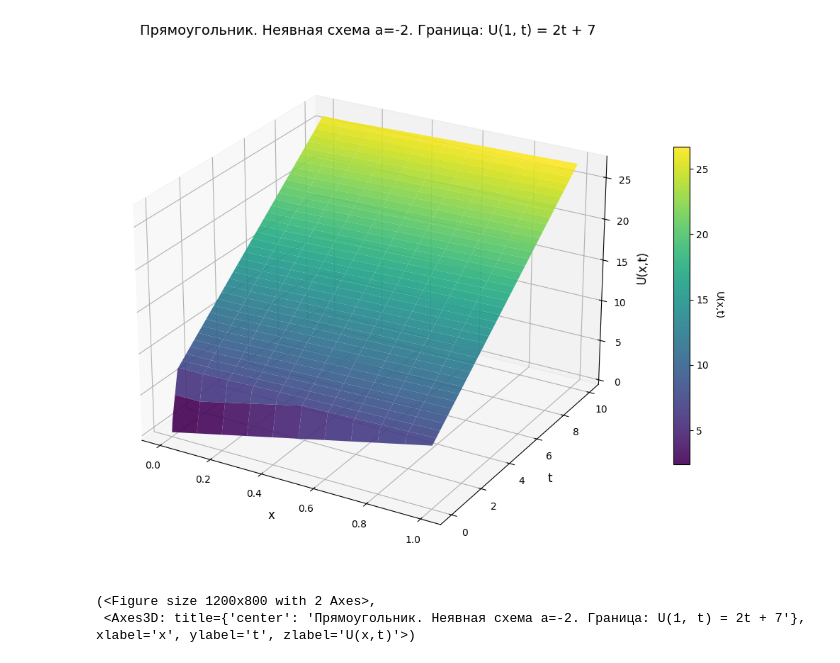
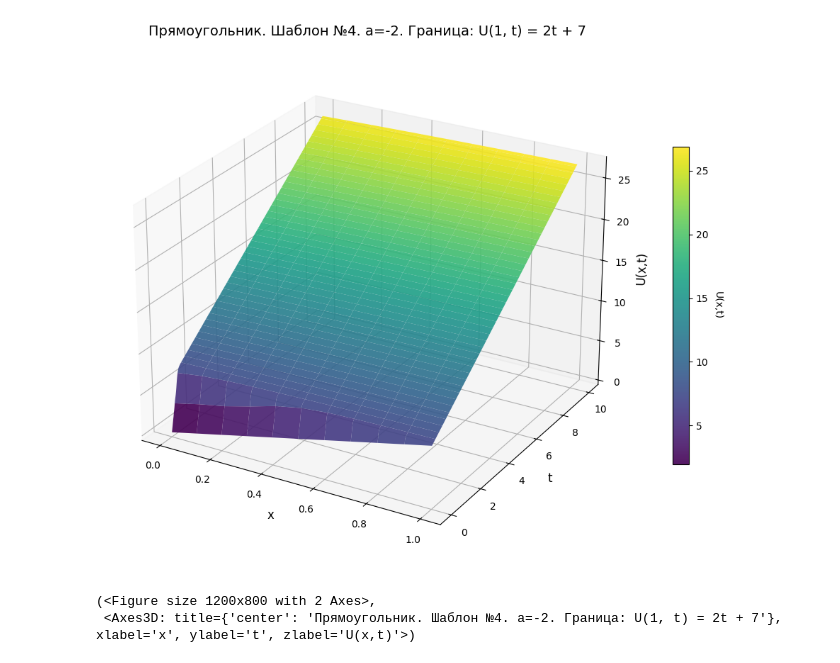
Before and after one commit to Aurum68/numerical_methods_labs, a Jupyter notebook: lab6.ipynb, the cells around one changed output. Drawn from its saved outputs; the diff is of its cells as text; code cells hidden in the pictures.

```diff
--- a/lab6.ipynb
+++ b/lab6.ipynb
@@ -62,15 +62,15 @@ t = [t_start + i * tau for i in range(nt)]
 # %%
 lam = a_pos * tau / h
 
-u = [([0] * nx) for _ in range(nt)]
+u = [[0 for _ in range(len(x))] for _ in range(nt)]
 
-for i in range(nx):
+for i in range(len(x)):
     xi = x[i]
     u[0][i] = u_start(xi)
 # %%
 for j in range(nt - 1):
     tj = t[j]
-    for i in range(1, nx):
+    for i in range(1, len(x)):
         xi = x[i]
         u[j + 1][i] = u[j][i] - lam * (u[j][i] - u[j][i - 1]) + tau * f(xi, tj)
 
@@ -205,5 +160,9 @@ plot_3d_surface(
 # %%
+x = [x_start + i * h for i in range(nx)]
+t = [t_start + i * tau for i in range(nt)]
+
 lam = a_neg * tau / h
+print(lam)
 u = [([0] * nx) for _ in range(nt)]
 
 for i in range(nx):
@@ -215,18 +174,16 @@ for j in range(nt - 1):
 
     u[j + 1][nx - 1] = u_right(t[j + 1])
 
-    for i in range(nx - 2, 0, -1):
+    for i in range(nx - 2, -1, -1):
         xi = x[i]
         u[j + 1][i] = u[j][i] - lam * (u[j][i + 1] - u[j][i]) + tau * f(xi, tj)
-
-    u[j + 1][0] = u[j + 1][1]
 
 plot_3d_surface(
     np.array(x),
     np.array(t),
     np.array(u),
-    "Прямоугольник. Явная схема a=-2. Граница: U(1, t) = 2t + 7",
-    filename="Прямоугольник. Явная схема a=-2. Граница - U(1, t) 2t + 7.png",
-    cmap='viridis'
+    "Прямоугольник. Шаблон №2. a=-2. Граница: U(1, t) = 2t + 7",
+    filename="Прямоугольник. Шаблон №2. a=-2. Граница - U(1, t) 2t + 7.png",
+    cmap='viridis',
 )
 # %% [output]
@@ -236,4 +226,7 @@ plot_3d_surface(
 # %%
+x = [x_start + i * h for i in range(nx)]
+t = [t_start + i * tau for i in range(nt)]
+
 lam = a_pos * tau / h
 
 u = [([0] * nx) for _ in range(nt)]
@@ -245,18 +238,16 @@ for j in range(nt - 1):
     tj = t[j]
     u[j + 1][0] = u_left(t[j + 1])
 
-    for i in range(1, nx - 1):
+    for i in range(1, nx):
         xi = x[i]
-        u[j + 1][i] = (u[j][i - 1] * (1 + lam) + (u[j][i] - u[j + 1][i - 1]) * (1 - lam) + tau * f(xi + h/2, tj + 2 * tau/2)) / (1 + lam)
-
-    u[j + 1][nx - 1] = u[j + 1][nx - 2]
+        u[j + 1][i] = (u[j][i - 1] * (1 + lam) + (u[j][i] - u[j + 1][i - 1]) * (1 - lam) + 2 * tau * f(xi + h/2, tj + 2 * tau/2)) / (1 + lam)
 
 plot_3d_surface(
     np.array(x),
     np.array(t),
     np.array(u),
-    "Прямоугольник. Неявная схема a=2. Граница: U(0, t) = 7t",
-    filename="Прямоугольник. Неявная схема a=2. Граница - U(0, t) 7t.png",
+    "Прямоугольник. Шаблон №4. a=2. Граница: U(0, t) = 7t",
+    filename="Прямоугольник. Шаблон №4. a=2. Граница - U(0, t) 7t.png",
     cmap='viridis'
 )
 # %% [output]
@@ -266,31 +257,32 @@ plot_3d_surface(
 # %%
+x = [x_start + i * h for i in range(nx)]
+t = [t_start + i * tau for i in range(nt)]
+
 lam = a_neg * tau / h
 u = [([0] * nx) for _ in range(nt)]
 
 for i in range(nx):
     xi = x[i]
     u[0][i] = u_start(xi)
 
 for j in range(nt - 1):
     tj = t[j]
 
     u[j + 1][nx - 1] = u_right(t[j + 1])
 
     for i in range(nx - 1, 0, -1):
         xi = x[i]
-        u[j + 1][i - 1] = ((1 - lam) * u[j][i] + (lam + 1) * (u[j][i-1] - u[j+1][i]) + tau * f(xi + h/2, tj + tau/2)) / (1 - lam)
-
-    u[j + 1][0] = u[j + 1][1]
+        u[j + 1][i - 1] = ((1 - lam) * u[j][i] + (lam + 1) * (u[j][i-1] - u[j+1][i]) + 2 * tau * f(xi + h/2, tj + tau/2)) / (1 - lam)
 
 plot_3d_surface(
     np.array(x),
     np.array(t),
     np.array(u),
-    "Прямоугольник. Неявная схема a=-2. Граница: U(1, t) = 2t + 7",
-    filename="Прямоугольник. Неявная схема a=-2. Граница - U(1, t) 2t + 7.png",
+    "Прямоугольник. Шаблон №4. a=-2. Граница: U(1, t) = 2t + 7",
+    filename="Прямоугольник. Шаблон №4. a=-2. Граница - U(1, t) 2t + 7.png",
     cmap='viridis'
 )
 # %% [output]
-[figure, old version]
+[figure, new version]
 (<Figure size 1200x800 with 2 Axes>,
- <Axes3D: title={'center': 'Прямоугольник. Неявная схема a=-2. Граница: U(1, t) = 2t + 7'}, xlabel='x', ylabel='t', zlabel='U(x,t)'>)
+ <Axes3D: title={'center': 'Прямоугольник. Шаблон №4. a=-2. Граница: U(1, t) = 2t + 7'}, xlabel='x', ylabel='t', zlabel='U(x,t)'>)
```
Also changed, not shown: parts of 12 cells of this notebook, 1 other file.
